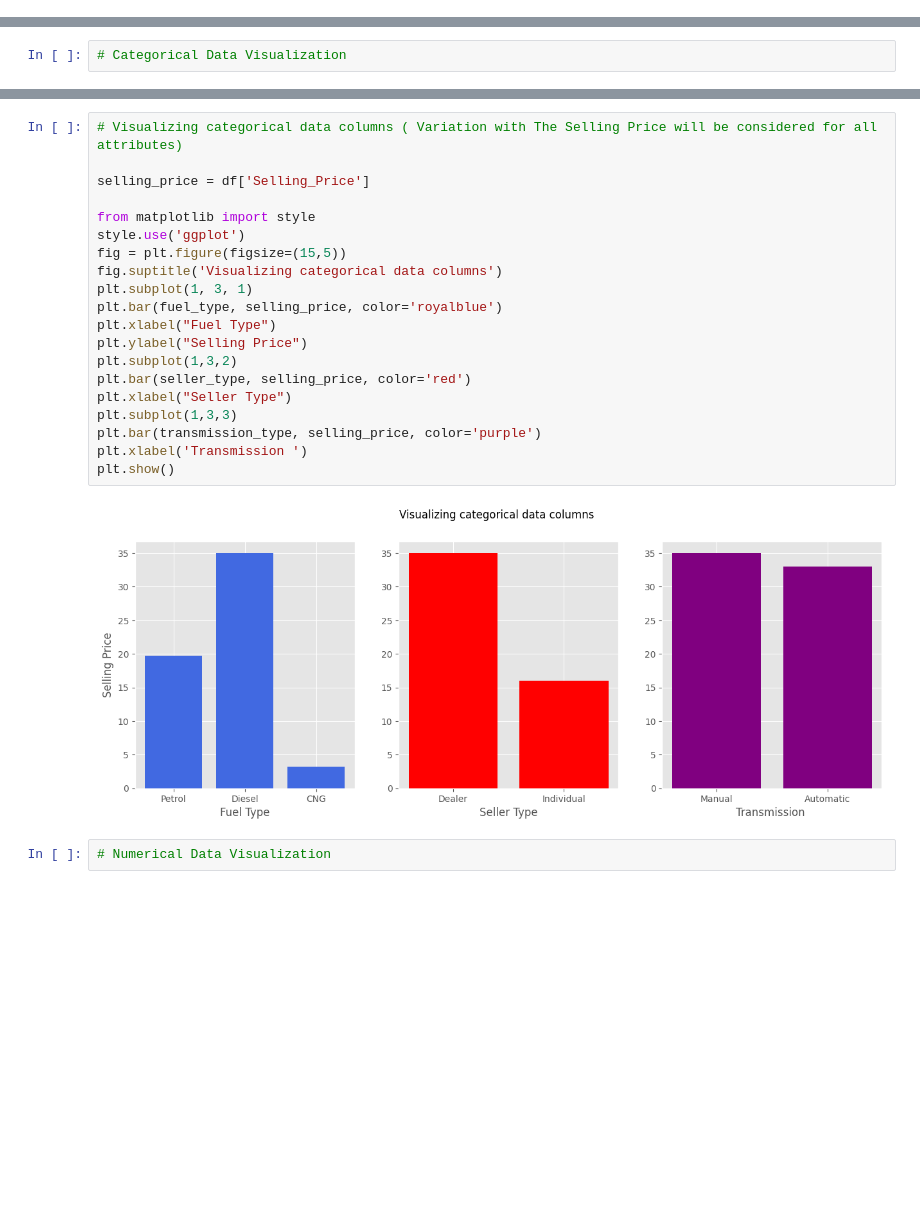
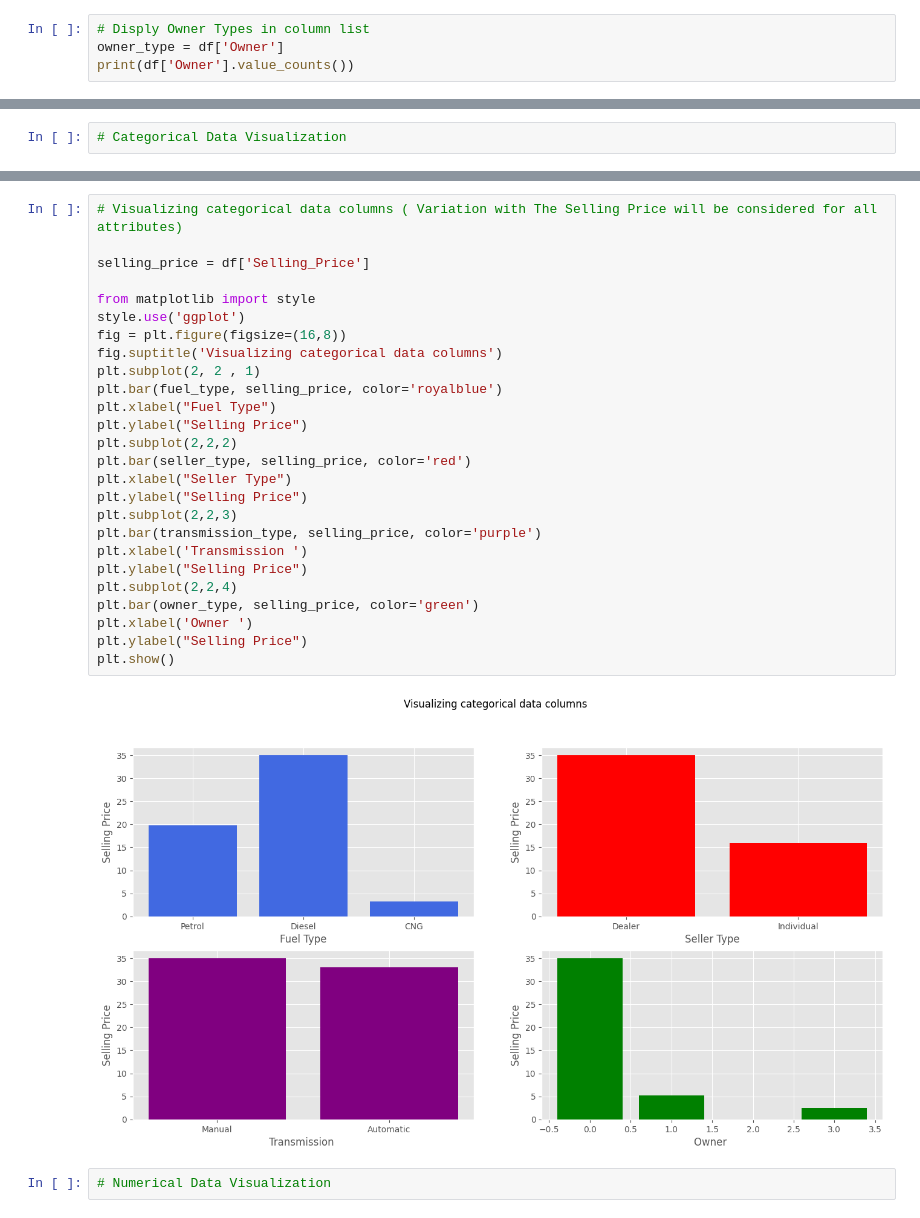
Before and after one commit to Abadi-kfupm/cars_data, a Jupyter notebook: EM502Project.ipynb, the cells around one changed output, grey strips where cells are left out. Cells and saved outputs as stored; diff of their text form; blank space fills up the shorter version.

```diff
--- a/EM502Project.ipynb
+++ b/EM502Project.ipynb
@@ -123,3 +121,7 @@ Transmission
 Manual       261
 Automatic     40
 Name: count, dtype: int64
+# %%
+# Disply Owner Types in column list
+owner_type = df['Owner']
+print(df['Owner'].value_counts())
@@ -128,25 +152,31 @@ Name: count, dtype: int64
 # %%
 # Visualizing categorical data columns ( Variation with The Selling Price will be considered for all attributes)
 
 selling_price = df['Selling_Price']
 
 from matplotlib import style
 style.use('ggplot')
-fig = plt.figure(figsize=(15,5))
+fig = plt.figure(figsize=(16,8))
 fig.suptitle('Visualizing categorical data columns')
-plt.subplot(1, 3, 1)
+plt.subplot(2, 2 , 1)
 plt.bar(fuel_type, selling_price, color='royalblue')
 plt.xlabel("Fuel Type")
 plt.ylabel("Selling Price")
-plt.subplot(1,3,2)
+plt.subplot(2,2,2)
 plt.bar(seller_type, selling_price, color='red')
 plt.xlabel("Seller Type")
-plt.subplot(1,3,3)
+plt.ylabel("Selling Price")
+plt.subplot(2,2,3)
 plt.bar(transmission_type, selling_price, color='purple')
 plt.xlabel('Transmission ')
+plt.ylabel("Selling Price")
+plt.subplot(2,2,4)
+plt.bar(owner_type, selling_price, color='green')
+plt.xlabel('Owner ')
+plt.ylabel("Selling Price")
 plt.show()
 # %% [output]
-[figure, old version]
+[figure, new version]
 # %%
 # Numerical Data Visualization
 # %%
```
Also changed, not shown: parts of 47 cells of this notebook.
